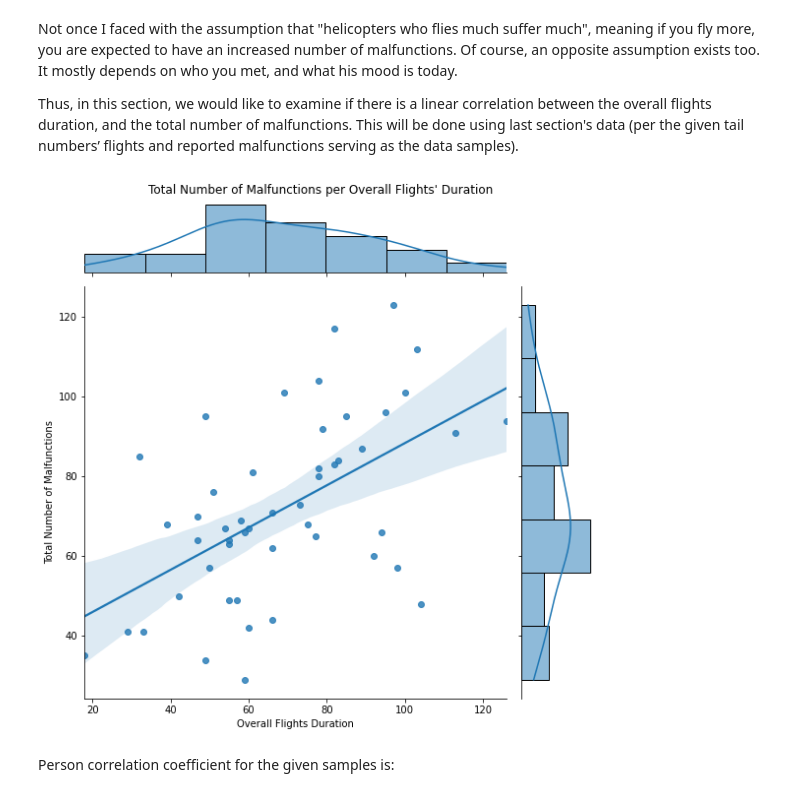
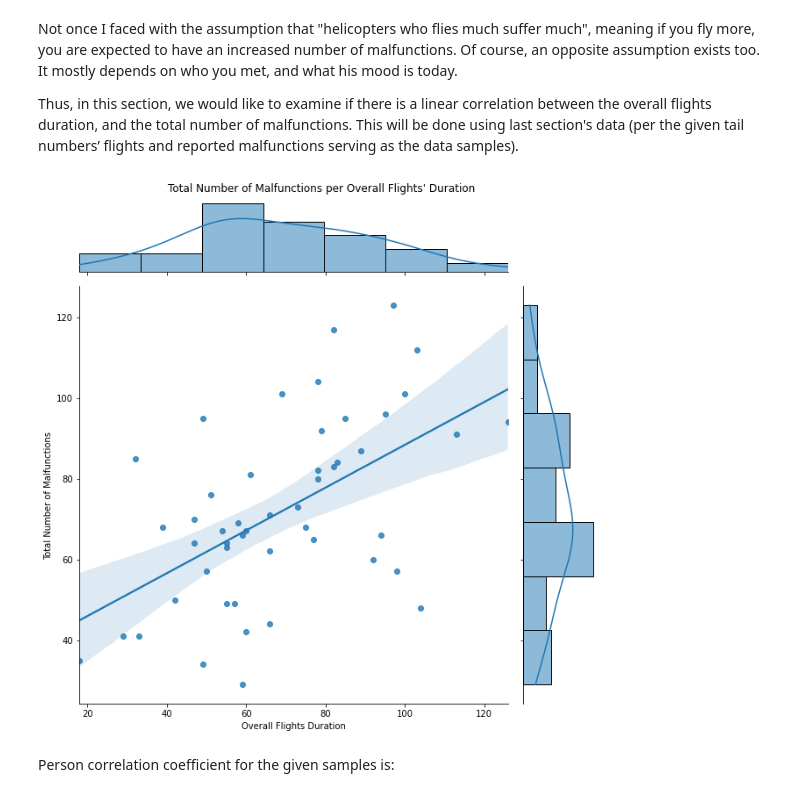
Before and after one commit to elront/Data_Sceince_Project, a Jupyter notebook: Data_science_workshop_project.ipynb, the cells around one changed output. Saved outputs shown, nothing was run; the diff lists cells and outputs as text; code cells hidden in the pictures.

```diff
--- a/Data_science_workshop_project.ipynb
+++ b/Data_science_workshop_project.ipynb
@@ -1650,17 +1655,17 @@ Thus, in this section, we would like to examine if there is a linear correlation
 # %%
 # Concat the two dataframes to form a single dataframe to sample from.
 malf_per_flight_duration_df = pd.concat([tail_number_malf_raw_df_2019, tail_number_malf_raw_df_2020], ignore_index=True)
 malf_per_flight_duration_df.rename(columns={"System": "Total Number of Malfunctions",
                                             "Flight Duration": "Overall Flights Duration"}, inplace = True)
 
 # Create the plot, using Sea Born joint plot.
 plot = sns.jointplot(x = "Overall Flights Duration", y = "Total Number of Malfunctions", data = malf_per_flight_duration_df,
-                     palette="Set1", kind="reg", height = 8)
+                     palette="Set1", kind="reg", height = 9)
 # Add a title.
 plot.fig.suptitle("Total Number of Malfunctions per Overall Flights' Duration")
 plot.fig.subplots_adjust(top=0.95)
 # %% [output]
-[figure, old version]
+[figure, new version]
 # %% [markdown]
 Person correlation coefficient for the given samples is:
 # %%
```
Also changed, not shown: parts of 14 cells of this notebook.
